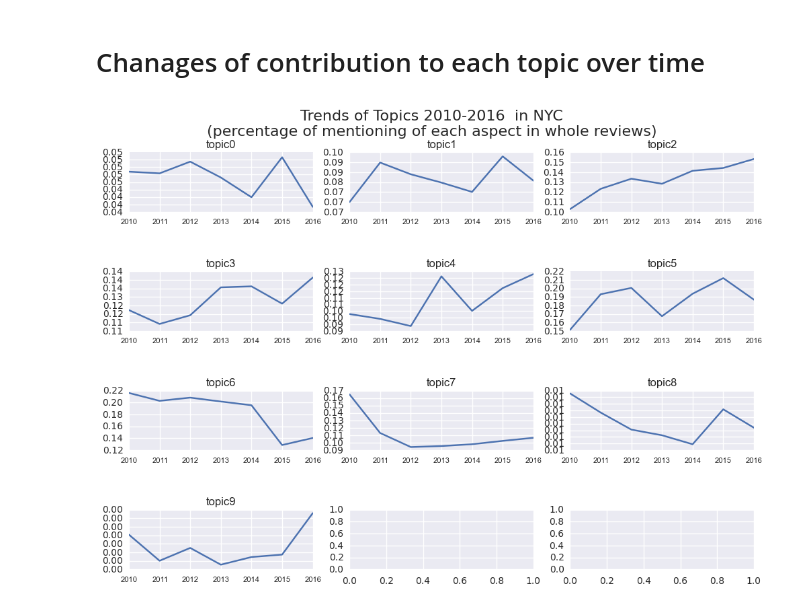
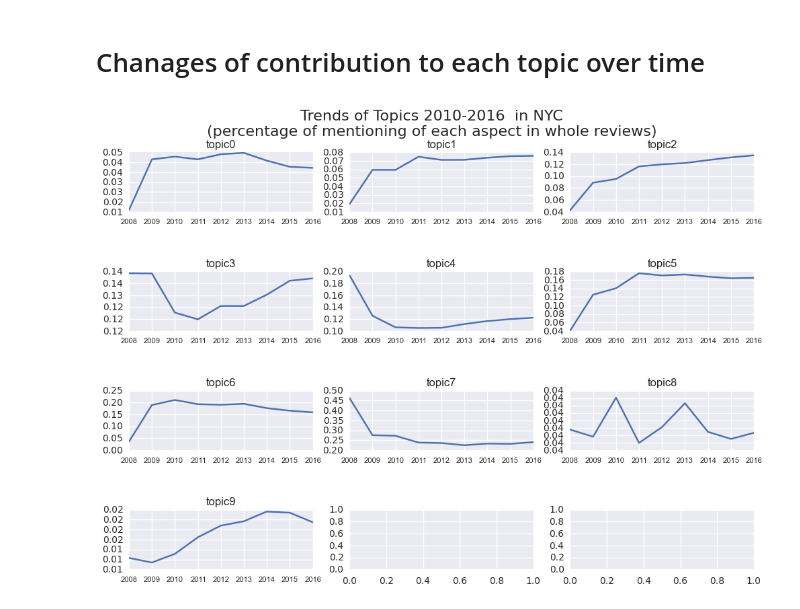
Before and after one commit to mmosleh/Topic-Modeling, a Jupyter notebook: C1-LDA_Test.ipynb, the cells around one changed output. Cells and saved outputs as stored; diff of their text form; code cells hidden in the pictures.

```diff
--- a/C1-LDA_Test.ipynb
+++ b/C1-LDA_Test.ipynb
@@ -49,6 +50,8 @@ top_topics=model.show_topics()
 # %%
 with open(r"corpus.pickle", "rb") as input_file:
     corpus= cPickle.load(input_file)
+with open(r"years.pickle", "rb") as input_file:
+    years= cPickle.load(input_file)
 # %%
 topics=[]
 top_topics=model.show_topics()
@@ -80,16 +83,19 @@ df_text=df_text[df_text['listing_id'].isin(indices)]
 # %%
-
+df= pd.DataFrame()
 num_topics= model.num_topics
 for i in range(num_topics):
-    df_text['topic'+str(i)]=0.0
+    df['topic'+str(i)]=0.0
 
 for i in range(len(corpus)):
     topic_dist=model.get_document_topics(corpus[i])
     if i % 1000 ==0:print i,'/',len(corpus)
 
+    df.set_value(i,'year', int(years[i]))
+
     for j in range(len(topic_dist)):
         topic_no=topic_dist[j][0]
 
-        df_text.set_value(i,'topic'+str(j) , topic_dist[j][1])
+        df.set_value(i,'topic'+str(j) , topic_dist[j][1])
 
-df_text.to_csv('../DataFiles/sentences_withPersonName_NYC_listing_topics.csv')
+
+df.to_csv('../DataFiles/sentences_withPersonName_NYC_listing_topics.csv')
@@ -117,33 +123,34 @@ df_year.to_csv('../DataFiles/topicOverTimeNYC.csv')
 # %%
 df_year=pd.read_csv('../DataFiles/topicOverTimeNYC.csv')
 
+x=list(df_year.year)
 params = {'legend.fontsize': 8,}
 plt.rcParams['figure.figsize'] = 12,8
 f, axarr = plt.subplots(4,3)
 plt.subplots_adjust(hspace=1)
 
 plt.suptitle('Trends of Topics 2010-2016  in NYC\
              \n(percentage of mentioning of each aspect in whole reviews)',fontsize=16)
 k=0
-x=range(2010,2017)
 for i in range(0,4):
     for j in range(0,3):
 
         sns.set_style("darkgrid")
         if k>9: break
         plt.rcParams.update(params)
         y=df_year['topic'+str(k)]
 
         axarr[i, j].plot(x, y)
+
         axarr[i, j].set_title('topic'+str(k))
       #  axarr[i, j].set_ylim(0,1)
         axarr[i, j].get_xaxis().get_major_formatter().set_useOffset(False)
         axarr[i, j].yaxis.set_major_formatter(mtick.FormatStrFormatter('%.2f'))
         for tick in axarr[i, j].get_xaxis().get_major_ticks():
 
             tick.label.set_fontsize(8)
 #            tick.label.set_rotation('vertical')
 
         k+=1
 # %% [output]
-[figure, old version]
+[figure, new version]
```
Also changed, not shown: parts of 6 cells of this notebook, 1 other file.
